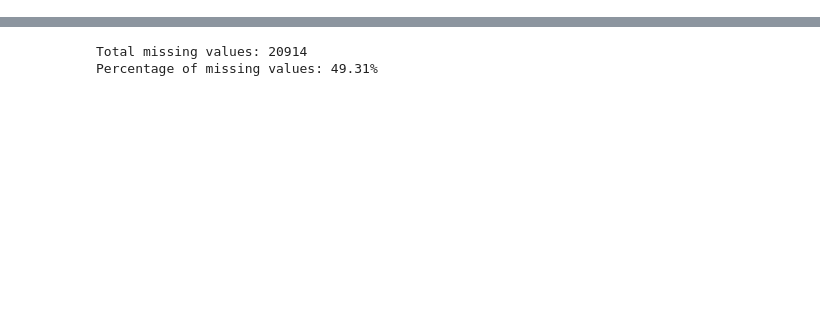
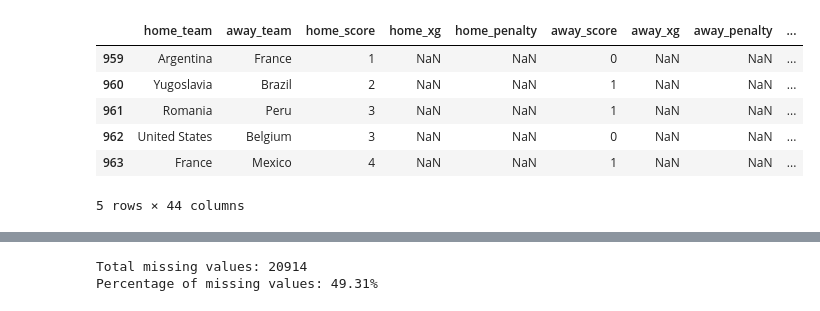
Before and after one commit to olayinkajohnsonige/Football_Analysis, a Jupyter notebook: cleaning_code.ipynb, the cells around one changed output, grey strips where cells are left out. Cells and saved outputs as stored; diff of their text form; code cells hidden in the pictures; blank space fills up the shorter version.

```diff
--- a/Match_Analysis.ipynb
+++ b/cleaning_code.ipynb
@@ -73,0 +70,11 @@ dtype: int64
+# %%
+##previewing the last 5 rows of the dataset
+df.tail()
+# %% [output]
+|  | home_team | away_team | home_score | home_xg | home_penalty | away_score | away_xg | away_penalty | ... |
+| 959 | Argentina | France | 1 | NaN | NaN | 0 | NaN | NaN | ... |
+| 960 | Yugoslavia | Brazil | 2 | NaN | NaN | 1 | NaN | NaN | ... |
+| 961 | Romania | Peru | 3 | NaN | NaN | 1 | NaN | NaN | ... |
+| 962 | United States | Belgium | 3 | NaN | NaN | 0 | NaN | NaN | ... |
+| 963 | France | Mexico | 4 | NaN | NaN | 1 | NaN | NaN | ... |
+5 rows × 44 columns
```
Also changed, not shown: parts of 34 cells of this notebook, 1 other file.
